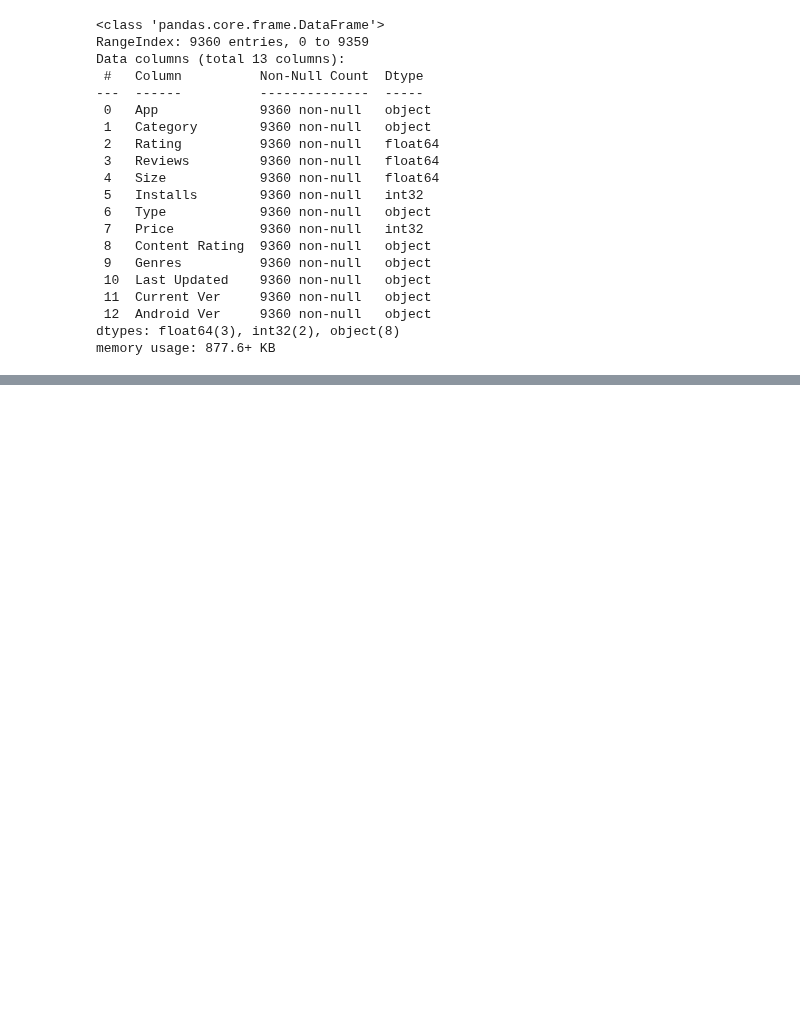
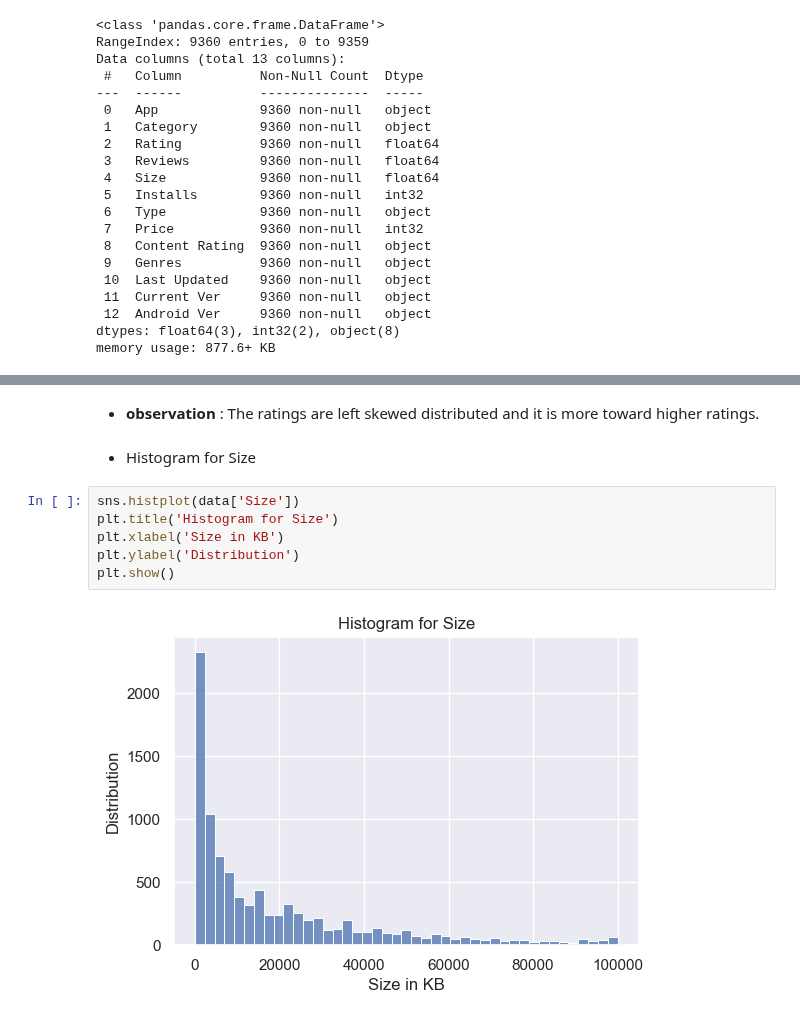
Before and after one commit to mungekarkiran/Basic_Python, a Jupyter notebook: Nidhi Miss/APP RATING PREDICTION/APP RATING PREDICTION.ipynb, the cells around one changed output, grey strips where cells are left out. Drawn from its saved outputs; the diff is of its cells as text; blank space fills up the shorter version.

```diff
--- a/Nidhi Miss/APP RATING PREDICTION/APP RATING PREDICTION.ipynb
+++ b/Nidhi Miss/APP RATING PREDICTION/APP RATING PREDICTION.ipynb
@@ -210,0 +324,12 @@ memory usage: 877.6+ KB
+# %% [markdown]
+- **observation** : The ratings are left skewed distributed and it is more toward higher ratings.
+# %% [markdown]
+- Histogram for Size
+# %%
+sns.histplot(data['Size'])
+plt.title('Histogram for Size')
+plt.xlabel('Size in KB')
+plt.ylabel('Distribution')
+plt.show()
+# %% [output]
+[figure, added]
```
Also changed, not shown: parts of 49 cells of this notebook.
